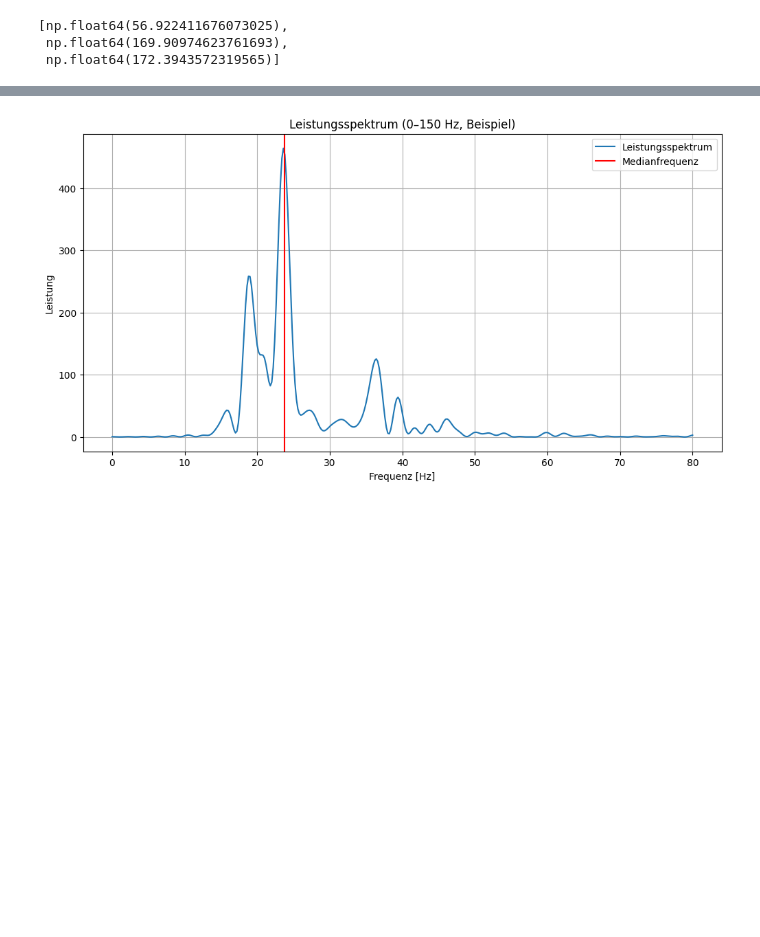
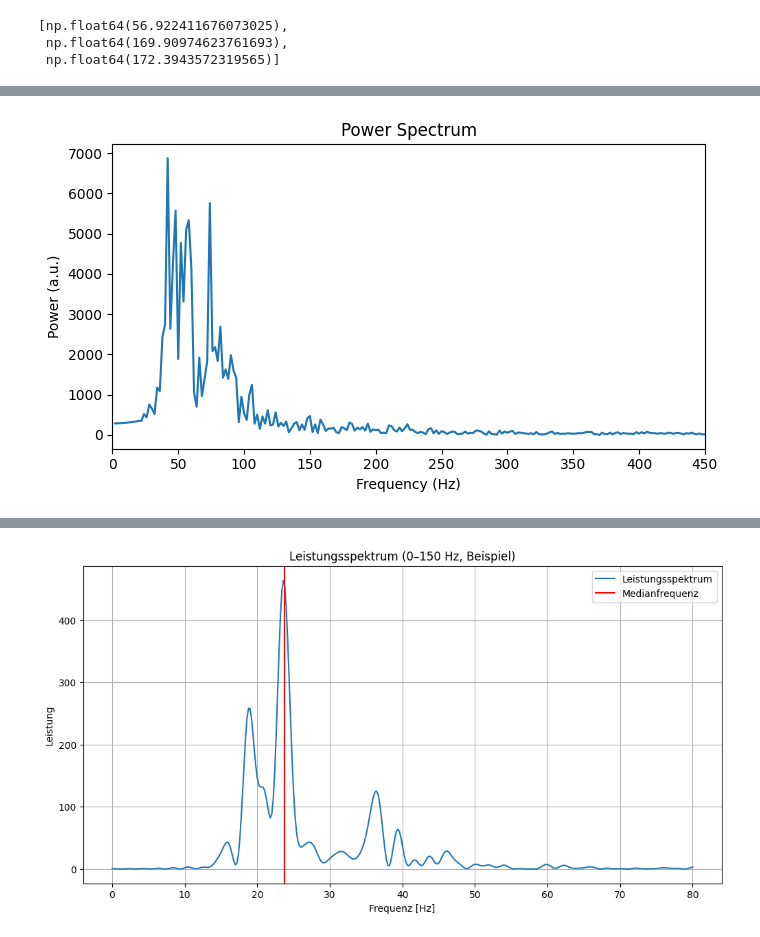
Before and after one commit to Gabse213/Biosignal_Lab_3, a Jupyter notebook: Lab3/MainCode3.ipynb, the cells around one changed output, grey strips where cells are left out. Cells and saved outputs as stored; diff of their text form; code cells hidden in the pictures; blank space fills up the shorter version.

```diff
--- a/Lab3/MainCode3.ipynb
+++ b/Lab3/MainCode3.ipynb
@@ -161,0 +381,42 @@ weights_activity
+# %%
+import numpy as np
+import matplotlib.pyplot as plt
+import Lab3Functions as l3f
+
+fs = 2000  # deine Samplingrate
+
+# 1) Burst-Detektion auf der Envelope
+env = np.asarray(mvc_env[1], dtype=float)
+filt = np.asarray(mvc_filt[1], dtype=float)  # DAS ist das Signal für die FFT/PSD
+
+bursts_all, thr_on, thr_off = detect_bursts_envelope(env, fs)  # aus unserem Code von davor
+bursts3 = pick_three_bursts(bursts_all, mode="longest")        # oder "first"
+
+# z.B. Burst 1 nehmen
+burst_start, burst_end = bursts3[0]
+
+# 2) 0.5s Fenster NICHT aus env, sondern aus filt schneiden
+seg_begin, seg_mid, seg_end, idx = isolate_0p5s_begin_mid_end(
+    filt, fs, burst_start, burst_end, window_s=0.5
+)
+
+# 3) ein Fenster auswählen (z.B. "mid")
+EMGdata = seg_mid
+
+# 4) wichtig: DC-Anteil entfernen (sonst riesiger Peak bei 0 Hz)
+EMGdata = EMGdata - np.mean(EMGdata)
+
+# 5) Power Spectrum
+power, frequencies = l3f.get_power(EMGdata, fs)
+
+# 6) plot wie in der Grafik
+plt.figure(figsize=(7,4))
+plt.plot(frequencies, power)
+plt.title("Power Spectrum")
+plt.xlabel("Frequency (Hz)")
+plt.ylabel("Power (a.u.)")
+plt.xlim(0, 450)  # bei EMG meist sinnvoll (du bandpasst ja bis 450)
+plt.tight_layout()
+plt.show()
+# %% [output]
+[figure, added]
```
Also changed, not shown: parts of 3 cells of this notebook, 1 other file.
